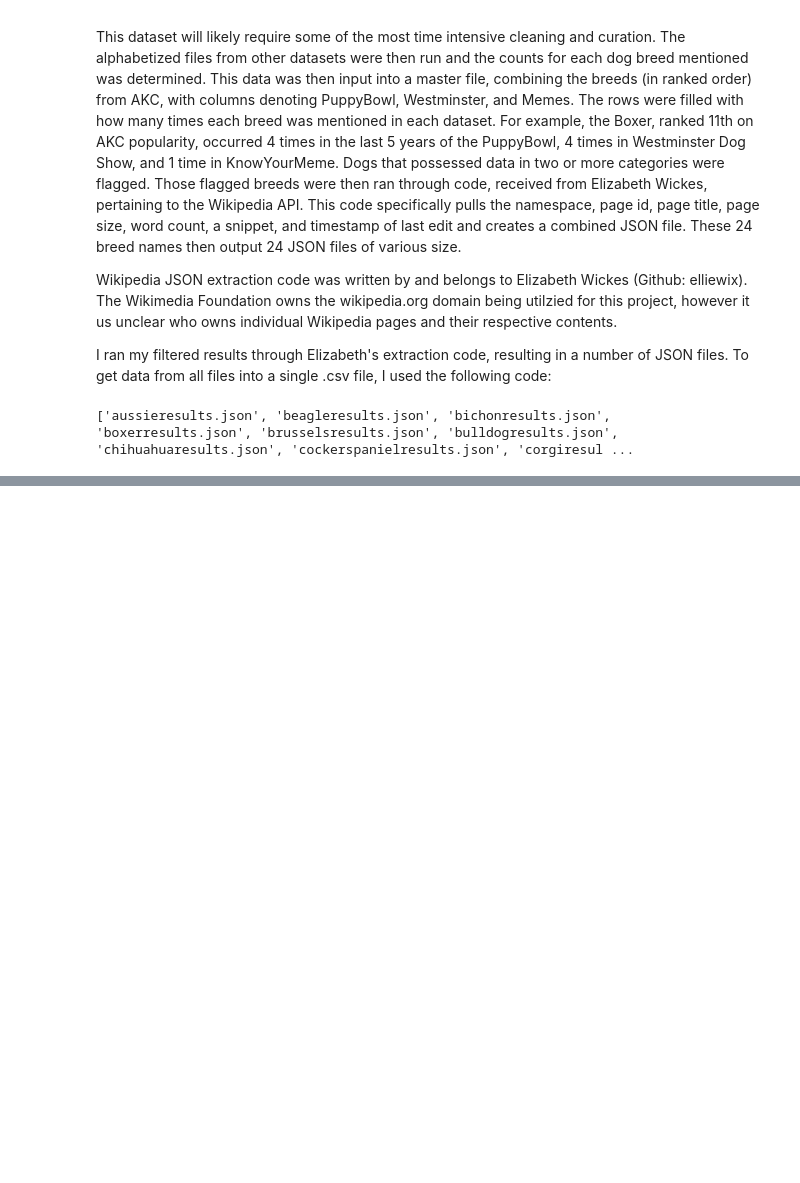
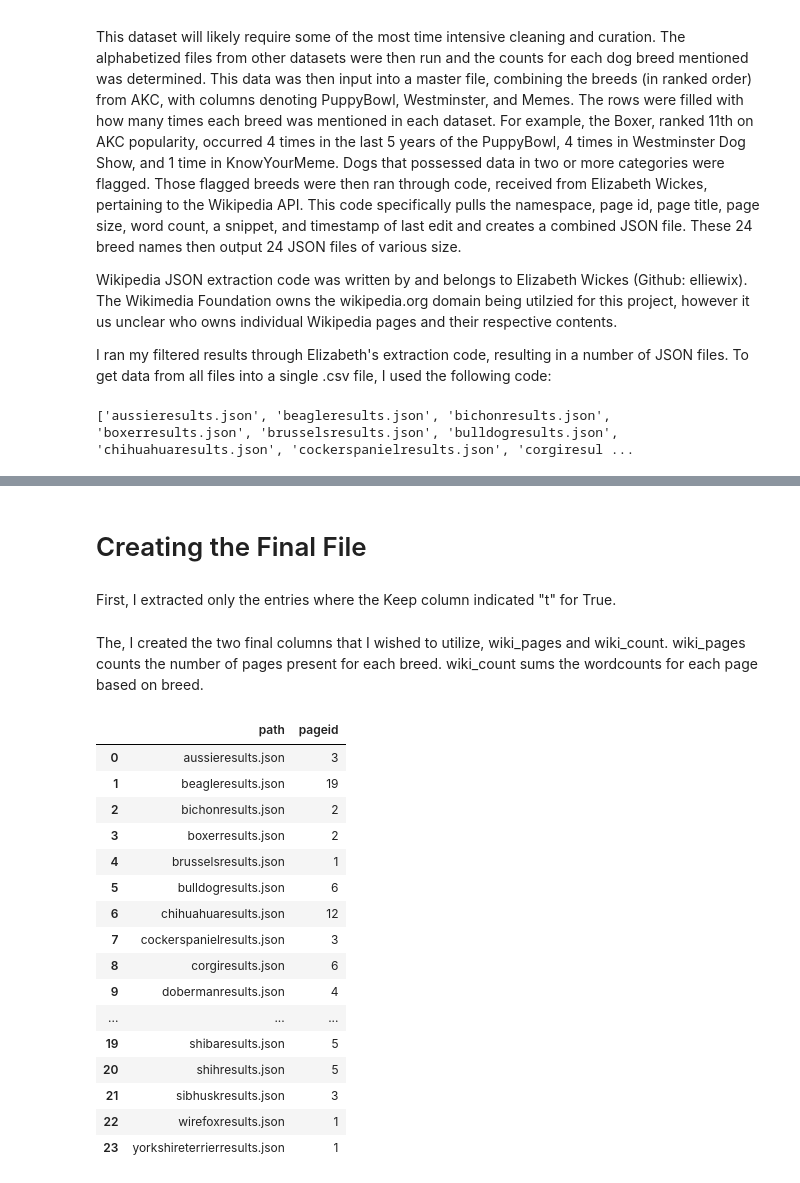
Before and after one commit to hburns2/Dogs-In-Media, a Jupyter notebook: Reproducing_Notebook.ipynb, the cells around one changed output, grey strips where cells are left out. Saved outputs shown, nothing was run; the diff lists cells and outputs as text; code cells hidden in the pictures; blank space fills up the shorter version.

```diff
--- a/Reproducing_Notebook.ipynb
+++ b/Reproducing_Notebook.ipynb
@@ -326,0 +216,3 @@ print(editing_wiki)
+# %%
+nov = pd.read_csv("allresults_nov7.csv", encoding='latin-1')
+nov.head()
@@ -326,0 +226,30 @@ print(editing_wiki)
+# %% [markdown]
+# Creating the Final File
+# %% [markdown]
+First, I extracted only the entries where the Keep column indicated "t" for True.
+# %%
+true_nov = nov[ nov["Keep"] == "t" ]
+# %% [markdown]
+The, I created the two final columns that I wished to utilize, wiki_pages and wiki_count. wiki_pages counts the number of pages present for each breed. wiki_count sums the wordcounts for each page based on breed.
+# %%
+wiki_pages = true_nov.groupby("path")['pageid'].count()
+wiki_pages = wiki_pages.to_frame().reset_index()
+wiki_pages
+# %% [output]
+|  | path | pageid |
+| 0 | aussieresults.json | 3 |
+| 1 | beagleresults.json | 19 |
+| 2 | bichonresults.json | 2 |
+| 3 | boxerresults.json | 2 |
+| 4 | brusselsresults.json | 1 |
+| 5 | bulldogresults.json | 6 |
+| 6 | chihuahuaresults.json | 12 |
+| 7 | cockerspanielresults.json | 3 |
+| 8 | corgiresults.json | 6 |
+| 9 | dobermanresults.json | 4 |
+| ... | ... | ... |
+| 19 | shibaresults.json | 5 |
+| 20 | shihresults.json | 5 |
+| 21 | sibhuskresults.json | 3 |
+| 22 | wirefoxresults.json | 1 |
+| 23 | yorkshireterrierresults.json | 1 |
```
Also changed, not shown: parts of 21 cells of this notebook.
